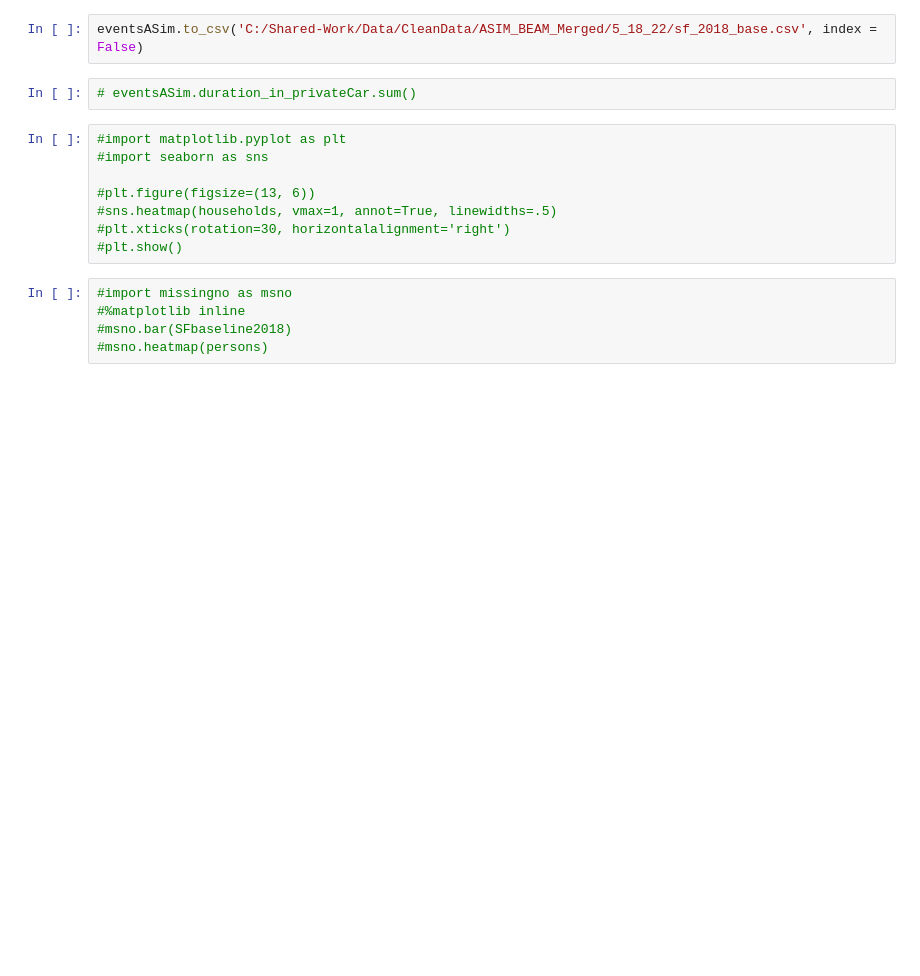
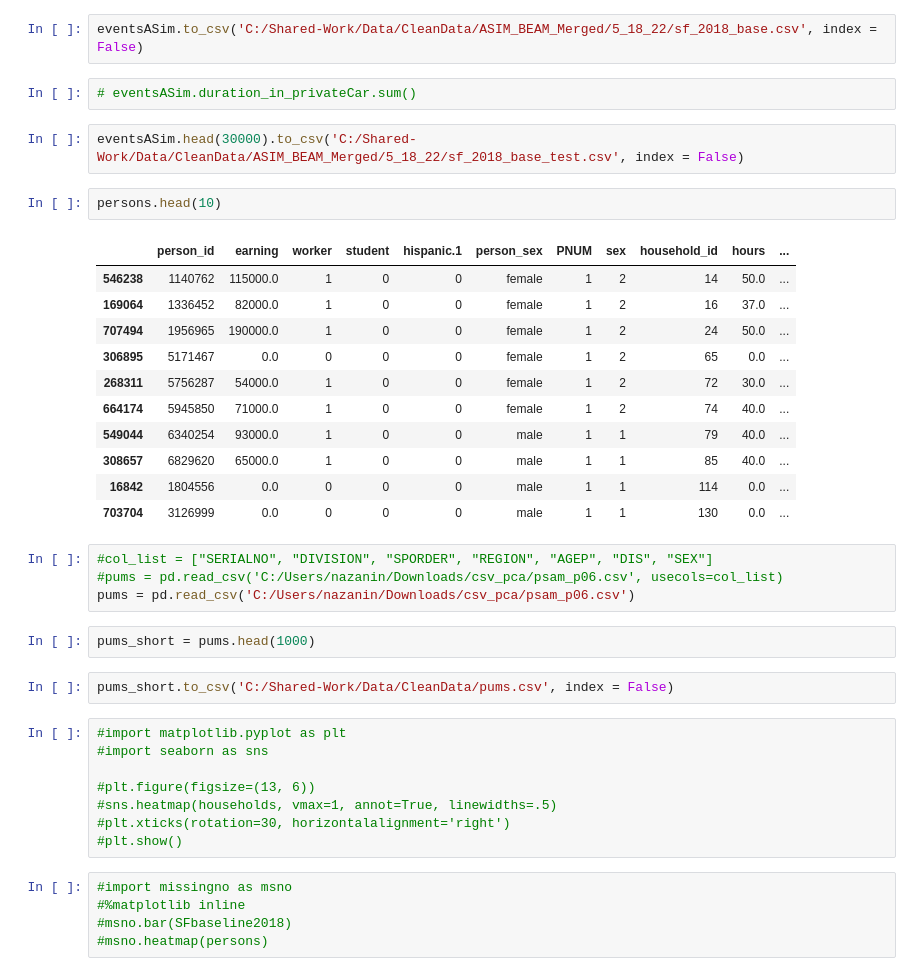
Before and after one commit to LBNL-UCB-STI/beam-core-analysis, a Jupyter notebook: Users/Nazanin/Person_Trip_Level_BEAM_SF.ipynb, the cells around one changed output. Saved outputs shown, nothing was run; the diff lists cells and outputs as text; blank space fills up the shorter version.

```diff
--- a/Users/Nazanin/Person_Trip_Level_BEAM_SF.ipynb
+++ b/Users/Nazanin/Person_Trip_Level_BEAM_SF.ipynb
@@ -568,6 +587,30 @@ eventsASim.rename(columns={"trip_mode":"trip_mode_AS_trips"}, inplace=True)
 eventsASim.to_csv('C:/Shared-Work/Data/CleanData/ASIM_BEAM_Merged/5_18_22/sf_2018_base.csv', index = False)
 # %%
 # eventsASim.duration_in_privateCar.sum()
+# %%
+eventsASim.head(30000).to_csv('C:/Shared-Work/Data/CleanData/ASIM_BEAM_Merged/5_18_22/sf_2018_base_test.csv', index = False)
+# %%
+persons.head(10)
+# %% [output]
+|  | person_id | earning | worker | student | hispanic.1 | person_sex | PNUM | sex | household_id | hours | ... |
+| 546238 | 1140762 | 115000.0 | 1 | 0 | 0 | female | 1 | 2 | 14 | 50.0 | ... |
+| 169064 | 1336452 | 82000.0 | 1 | 0 | 0 | female | 1 | 2 | 16 | 37.0 | ... |
+| 707494 | 1956965 | 190000.0 | 1 | 0 | 0 | female | 1 | 2 | 24 | 50.0 | ... |
+| 306895 | 5171467 | 0.0 | 0 | 0 | 0 | female | 1 | 2 | 65 | 0.0 | ... |
+| 268311 | 5756287 | 54000.0 | 1 | 0 | 0 | female | 1 | 2 | 72 | 30.0 | ... |
+| 664174 | 5945850 | 71000.0 | 1 | 0 | 0 | female | 1 | 2 | 74 | 40.0 | ... |
+| 549044 | 6340254 | 93000.0 | 1 | 0 | 0 | male | 1 | 1 | 79 | 40.0 | ... |
+| 308657 | 6829620 | 65000.0 | 1 | 0 | 0 | male | 1 | 1 | 85 | 40.0 | ... |
+| 16842 | 1804556 | 0.0 | 0 | 0 | 0 | male | 1 | 1 | 114 | 0.0 | ... |
+| 703704 | 3126999 | 0.0 | 0 | 0 | 0 | male | 1 | 1 | 130 | 0.0 | ... |
+# %%
+#col_list = ["SERIALNO", "DIVISION", "SPORDER", "REGION", "AGEP", "DIS", "SEX"]
+#pums = pd.read_csv('C:/Users/nazanin/Downloads/csv_pca/psam_p06.csv', usecols=col_list)
+pums = pd.read_csv('C:/Users/nazanin/Downloads/csv_pca/psam_p06.csv')
+# %%
+pums_short = pums.head(1000)
+# %%
+pums_short.to_csv('C:/Shared-Work/Data/CleanData/pums.csv', index = False)
 # %%
 #import matplotlib.pyplot as plt
 #import seaborn as sns
```
Also changed, not shown: parts of 38 cells of this notebook, 3 other files.
